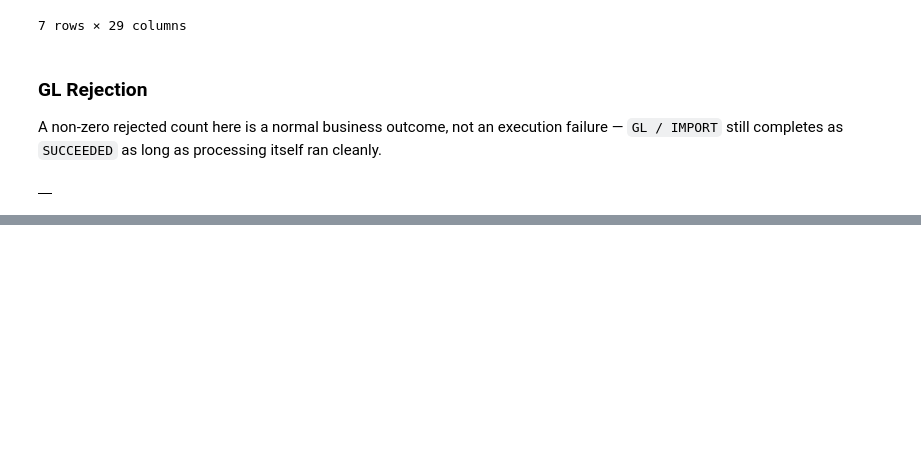
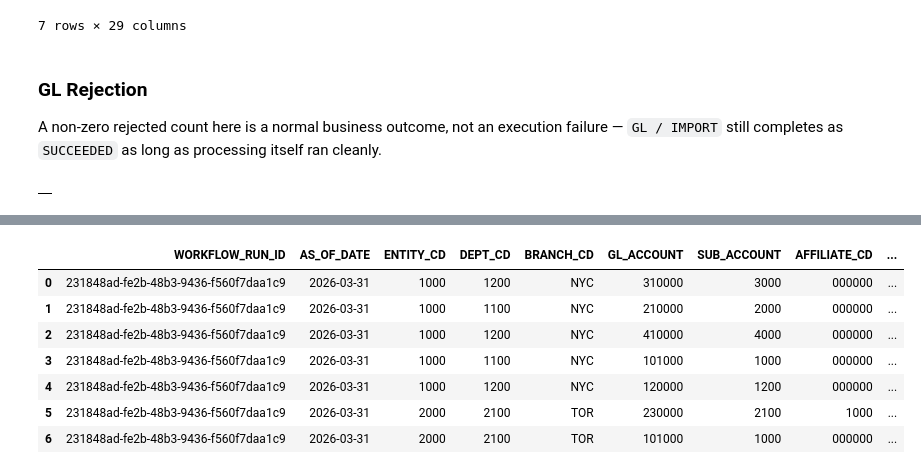
Before and after one commit to northforge-studio/northforge-finance, a Jupyter notebook: main.ipynb, the cells around one changed output, grey strips where cells are left out. Drawn from its saved outputs; the diff is of its cells as text; code cells hidden in the pictures; blank space fills up the shorter version.

```diff
--- a/main.ipynb
+++ b/main.ipynb
@@ -373,0 +444,11 @@ display_records(gl_rejections)
+# %%
+display_df(gl_recon)
+# %% [output]
+|  | WORKFLOW_RUN_ID | AS_OF_DATE | ENTITY_CD | DEPT_CD | BRANCH_CD | GL_ACCOUNT | SUB_ACCOUNT | AFFILIATE_CD | ... |
+| 0 | 231848ad-fe2b-48b3-9436-f560f7daa1c9 | 2026-03-31 | 1000 | 1200 | NYC | 310000 | 3000 | 000000 | ... |
+| 1 | 231848ad-fe2b-48b3-9436-f560f7daa1c9 | 2026-03-31 | 1000 | 1100 | NYC | 210000 | 2000 | 000000 | ... |
+| 2 | 231848ad-fe2b-48b3-9436-f560f7daa1c9 | 2026-03-31 | 1000 | 1200 | NYC | 410000 | 4000 | 000000 | ... |
+| 3 | 231848ad-fe2b-48b3-9436-f560f7daa1c9 | 2026-03-31 | 1000 | 1100 | NYC | 101000 | 1000 | 000000 | ... |
+| 4 | 231848ad-fe2b-48b3-9436-f560f7daa1c9 | 2026-03-31 | 1000 | 1200 | NYC | 120000 | 1200 | 000000 | ... |
+| 5 | 231848ad-fe2b-48b3-9436-f560f7daa1c9 | 2026-03-31 | 2000 | 2100 | TOR | 230000 | 2100 | 1000 | ... |
+| 6 | 231848ad-fe2b-48b3-9436-f560f7daa1c9 | 2026-03-31 | 2000 | 2100 | TOR | 101000 | 1000 | 000000 | ... |
```
Also changed, not shown: parts of 7 cells of this notebook, 5 other files.
